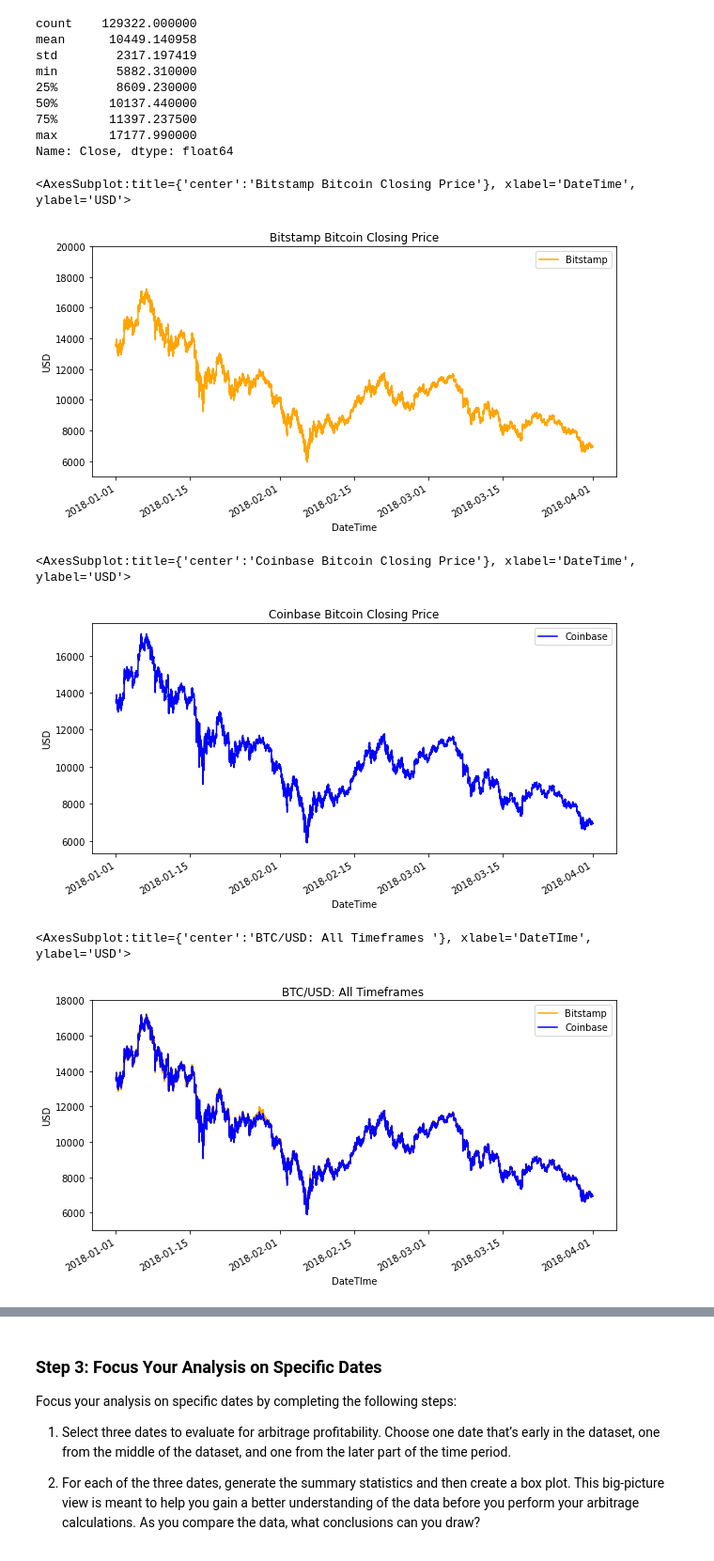
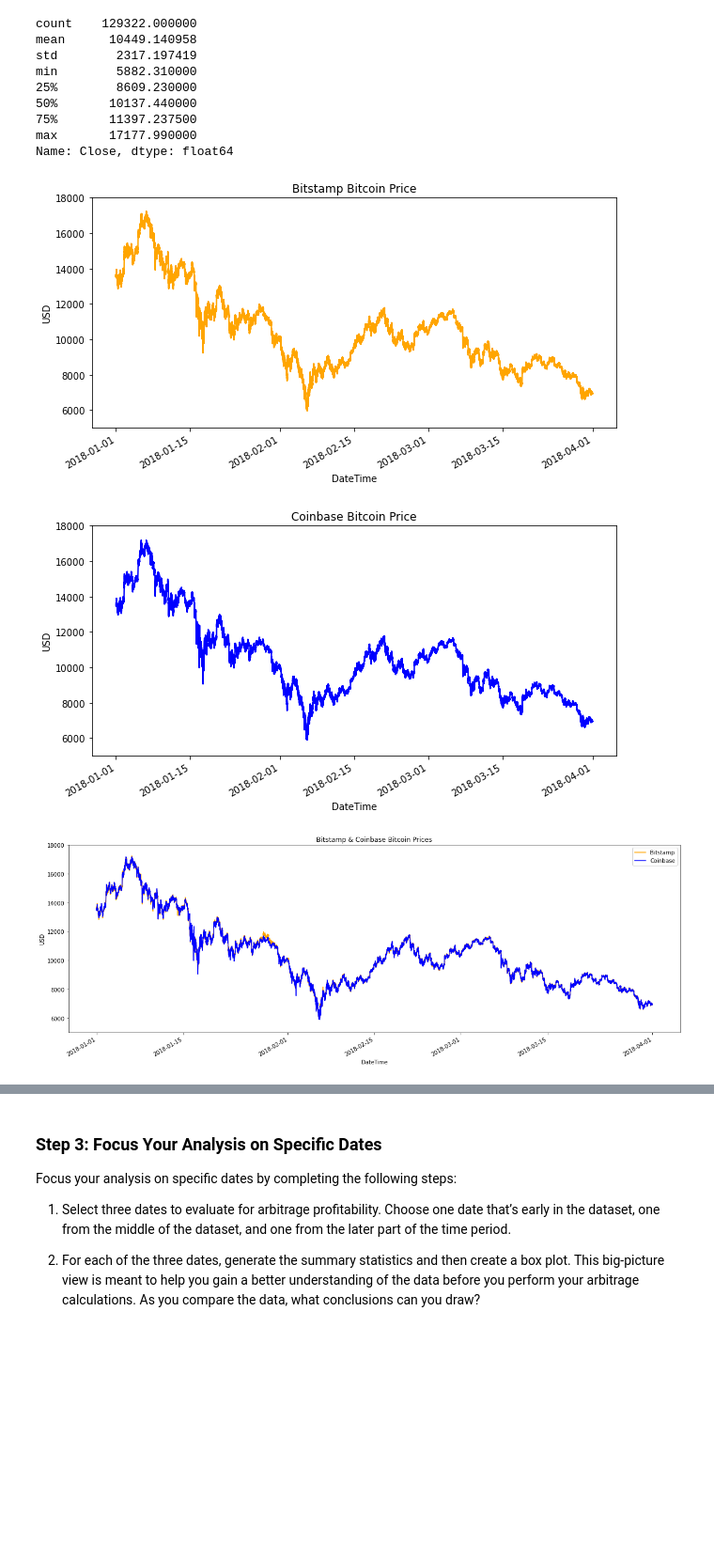
Before and after one commit to ipopester/Bitcoin-Arbitrage-Analysis, a Jupyter notebook: Report/crypto_arbitrage.ipynb, the cells around one changed output, grey strips where cells are left out. Shown at 94% size. Saved outputs shown, nothing was run; the diff lists cells and outputs as text; code cells hidden in the pictures; blank space fills up the shorter version.

Commit message:
Bitcoin Arbitrage Update 211213 2

```diff
--- a/Report/crypto_arbitrage.ipynb
+++ b/Report/crypto_arbitrage.ipynb
@@ -351,42 +351,43 @@ Name: Close, dtype: float64
 # %%
 # Create a line plot for the bitstamp DataFrame for the full length of time in the dataset
 # Be sure that the figure size, title, and color are tailored to each visualization
-ax = bitstamp_sliced.plot(
-    legend=True, figsize=(10, 5), title='Bitstamp Bitcoin Closing Price', label='Bitstamp', color='orange')
-ax.set_ylim(5000,20000)
-ax.set_xlabel("DateTime")
-ax.set_ylabel("USD")
-ax
+bitstamp_sliced.plot(
+    figsize=(10, 5), color='orange')
+plt.title("Bitstamp Bitcoin Price")
+plt.ylim(5000,18000)
+plt.xlabel("DateTime")
+plt.ylabel("USD")
+plt.show()
 # %% [output]
-<AxesSubplot:title={'center':'Bitstamp Bitcoin Closing Price'}, xlabel='DateTime', ylabel='USD'>
-[figure, old version]
+[figure, new version]
 # %%
 # Create a line plot for the coinbase DataFrame for the full length of time in the dataset
 # Be sure that the figure size, title, and color are tailored to each visualization
-ax_coin = coinbase_sliced.plot(
-    legend=True, figsize =(10, 5), title='Coinbase Bitcoin Closing Price', label='Coinbase', color ='blue')
-ax_coin.set_xlabel("DateTime")
-ax_coin.set_ylabel("USD")
-ax_coin
+coinbase_sliced.plot(
+    figsize =(10, 5), color ='blue')
+plt.title("Coinbase Bitcoin Price")
+plt.ylim(5000,18000)
+plt.xlabel("DateTime")
+plt.ylabel("USD")
+plt.show()
 # %% [output]
-<AxesSubplot:title={'center':'Coinbase Bitcoin Closing Price'}, xlabel='DateTime', ylabel='USD'>
-[figure, old version]
+[figure, new version]
 # %%
 # Overlay the visualizations for the bitstamp and coinbase DataFrames in one plot
 # The plot should visualize the prices over the full lenth of the dataset
 # Be sure to include the parameters: legend, figure size, title, and color and label
-ax = bitstamp_sliced.plot(
-    legend=True, figsize=(10, 5), title=None, label='Bitstamp', color='orange')
-ax = coinbase_sliced.plot(
-    legend=True, figsize=(10, 5), title=None, label='Coinbase', color='blue')
-plt.title("BTC/USD: All Timeframes ")
-ax.set_ylim(5000,18000)
-ax.set_xlabel("DateTIme")
-ax.set_ylabel("USD")
-ax
+plt.figure(figsize=(20,7))
+bitstamp_sliced.plot(
+    legend=True, label='Bitstamp', color='orange')
+coinbase_sliced.plot(
+    legend=True, label='Coinbase', color='blue')
+plt.title("Bitstamp & Coinbase Bitcoin Prices")
+plt.ylim(5000,18000)
+plt.xlabel("DateTime")
+plt.ylabel("USD")
+plt.show()
 # %% [output]
-<AxesSubplot:title={'center':'BTC/USD: All Timeframes '}, xlabel='DateTIme', ylabel='USD'>
-[figure, old version]
+[figure, new version]
 # %%
 # Using the loc and plot functions, create an overlay plot that visualizes
 # the price action of both DataFrames for a one month period early in the dataset
```
Also changed, not shown: parts of 49 cells of this notebook.
